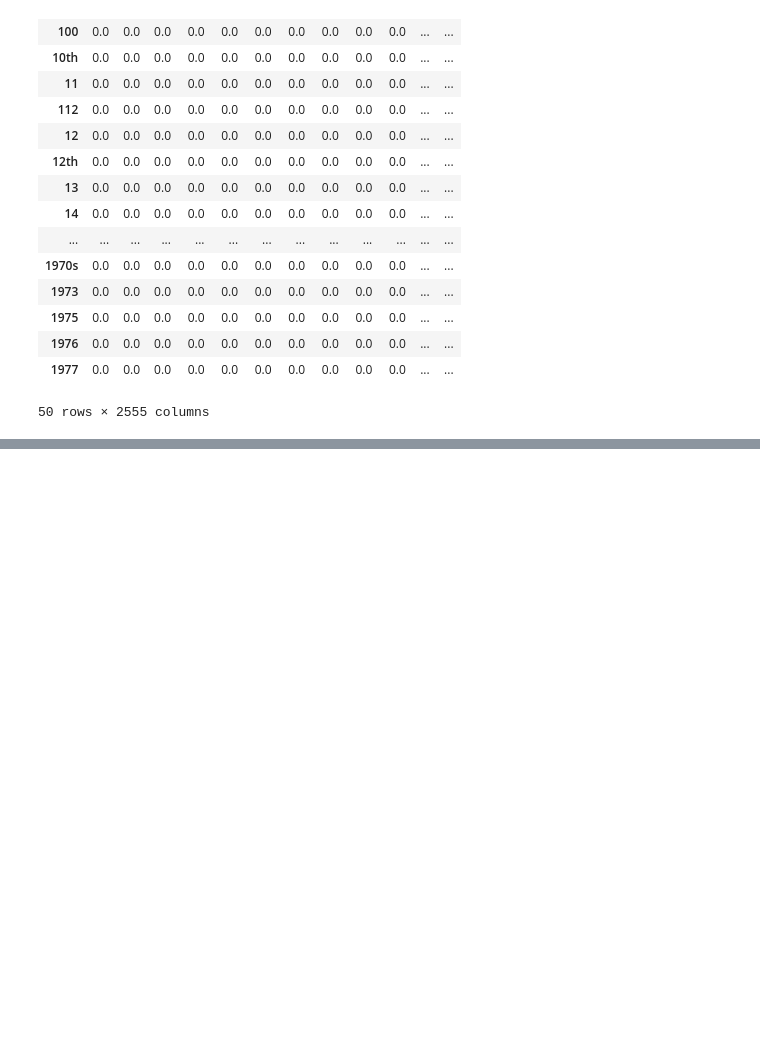
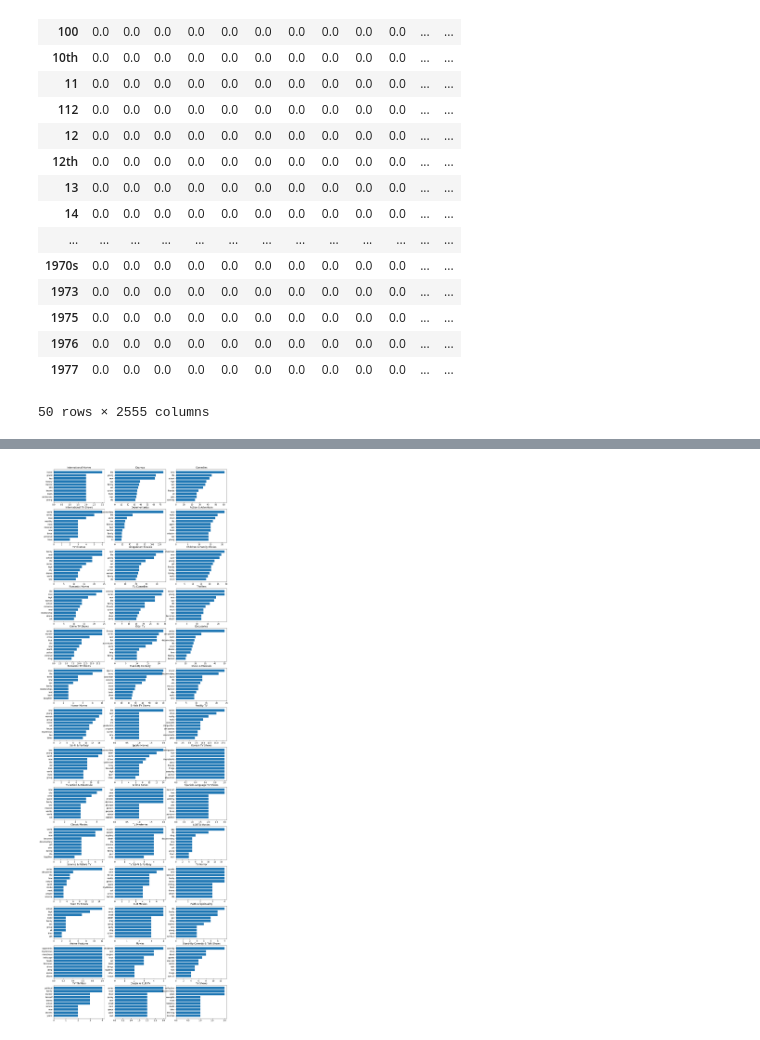
Before and after one commit to albert-ntiri/netflix, a Jupyter notebook: Netflix_EDA.ipynb, the cells around one changed output, grey strips where cells are left out. Saved outputs shown, nothing was run; the diff lists cells and outputs as text; code cells hidden in the pictures; blank space fills up the shorter version.

```diff
--- a/Netflix_EDA.ipynb
+++ b/Netflix_EDA.ipynb
@@ -892,7 +953,12 @@ Name: cast_size, dtype: int64
 count_by_genre_tv = {}
 length_dist_by_genre = {}
 for g in genres_list:
-    subset_df = tv_shows[tv_shows.listed_in.str.contains(g)]
+    indexes = []
+    for i in list(tv_shows.index):
+        genres = tv_shows.loc[i, 'listed_in_list']
+        if g in genres:
+            indexes.append(i)
+    subset_df = tv_shows.loc[indexes, :]
     count = len(subset_df)
     length_dist = dict(subset_df.duration.value_counts())
     count_by_genre_tv[g] = count
@@ -1279,6 +1345,8 @@ def create_word_distribution(text_series, method, stop_words=None):
 
     if method == CountVectorizer:
         text_df['total'] = text_df.sum(axis=1)
+        text_df['document_count'] = (text_df>0).sum(axis=1)
+        text_df['overall_document_pct'] = round((text_df>0).sum(axis=1) / len(text_series) * 100, 2)
         text_df.sort_values(by='total', ascending=False, inplace=True)
     elif method == TfidfVectorizer:
         old_cols = list(text_df.columns)
@@ -1620,0 +1406,14 @@ def normalize(documents):
+# %%
+def identify_top_words_by_genre(df, genre, n_words, stop_words=None):
+    indexes = []
+    for i in list(df.index):
+        genres = df.loc[i, 'listed_in_list']
+        if genre in genres:
+            indexes.append(i)
+    subset_df = df.loc[indexes, :]
+    top_words_df = create_word_distribution(subset_df.description, CountVectorizer, stop_words).head(n_words)
+    top_words_df['subset_document_pct'] = round(top_words_df.document_count / len(subset_df) * 100, 2)
+    top_words_df = top_words_df[['total', 'overall_document_pct', 'subset_document_pct']]
+    return top_words_df
+
+identify_top_words_by_genre(netflix[netflix.country == 'United States'], 'Docuseries', 10, my_stop_words)
@@ -1620,0 +1432,5 @@ def normalize(documents):
+# %%
+for g in genres_list:
+    top_words = identify_top_words_by_genre(netflix[netflix.country == 'United States'], g, 10, my_stop_words)
+    print(g)
+    print(top_words)
@@ -1620,0 +1455,14 @@ def normalize(documents):
+# %%
+fig = plt.figure(figsize=(16,52))
+
+for i in range(1, len(genres_list) + 1):
+    top_words = identify_top_words_by_genre(netflix[netflix.country == 'United States'], genres_list[i-1], 10, my_stop_words)
+    top_words.sort_values(by='total', inplace=True)
+    x = top_words.index
+    y = top_words.total
+
+    ax = fig.add_subplot(len(genres_list)/3, 3, i)
+    ax.barh(x, y)
+    ax.set_title(genres_list[i-1])
+# %% [output]
+[figure, added]
```
Also changed, not shown: parts of 29 cells of this notebook.
